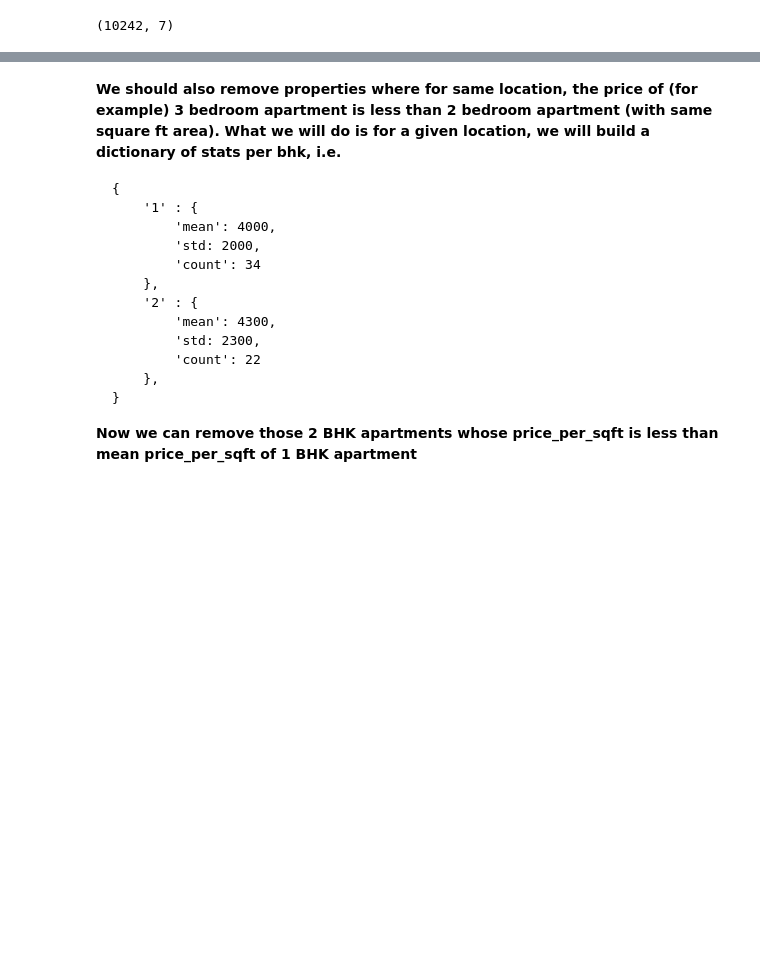
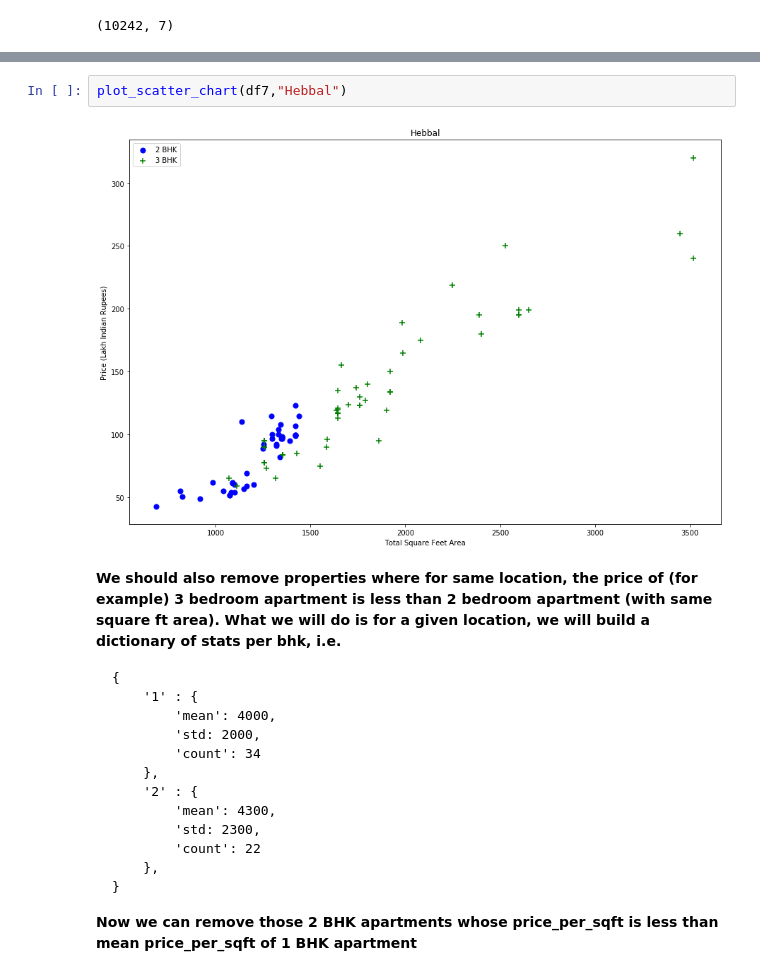
Before and after one commit to codebasics/py, a Jupyter notebook: DataScience/BangloreHomePrices/model/banglore_home_prices_final.ipynb, the cells around one changed output, grey strips where cells are left out. Cells and saved outputs as stored; diff of their text form; blank space fills up the shorter version.

````diff
--- a/DataScience/BangloreHomePrices/model/banglore_home_prices_final.ipynb
+++ b/DataScience/BangloreHomePrices/model/banglore_home_prices_final.ipynb
@@ -327,3 +344,7 @@ df7.shape
+# %%
+plot_scatter_chart(df7,"Hebbal")
+# %% [output]
+[figure, added]
 # %% [markdown]
 **We should also remove properties where for same location, the price of (for example) 3 bedroom apartment is less than 2 bedroom apartment (with same square ft area). What we will do is for a given location, we will build a dictionary of stats per bhk, i.e.**
 ```
````
Also changed, not shown: parts of 26 cells of this notebook, 8 other files.
